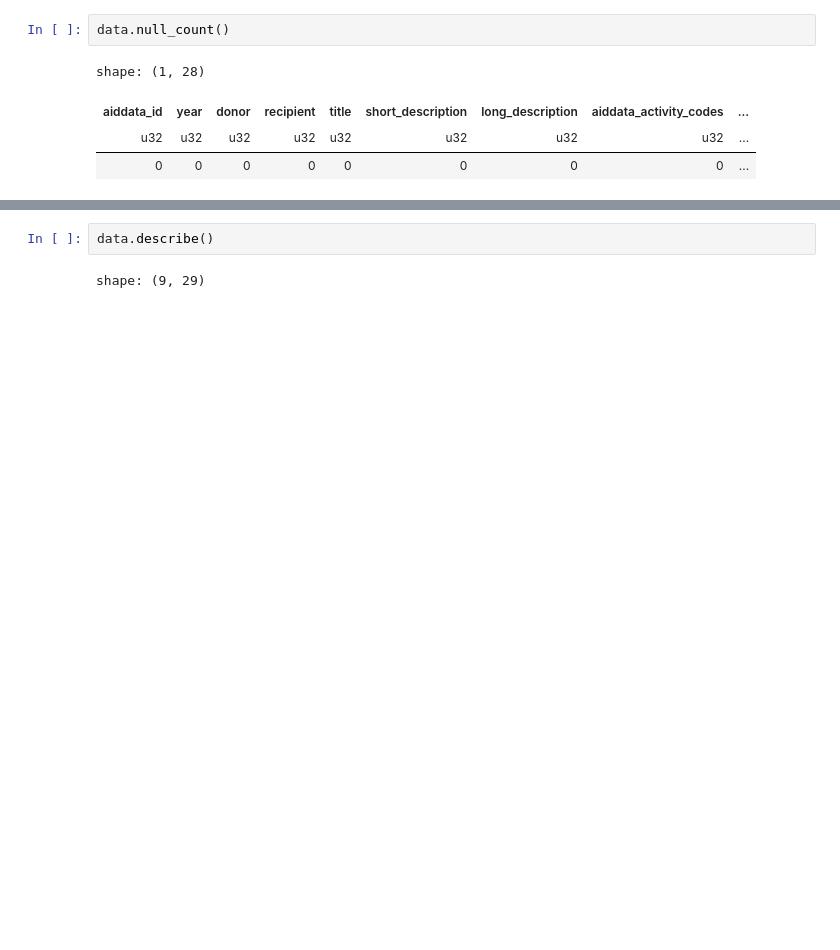
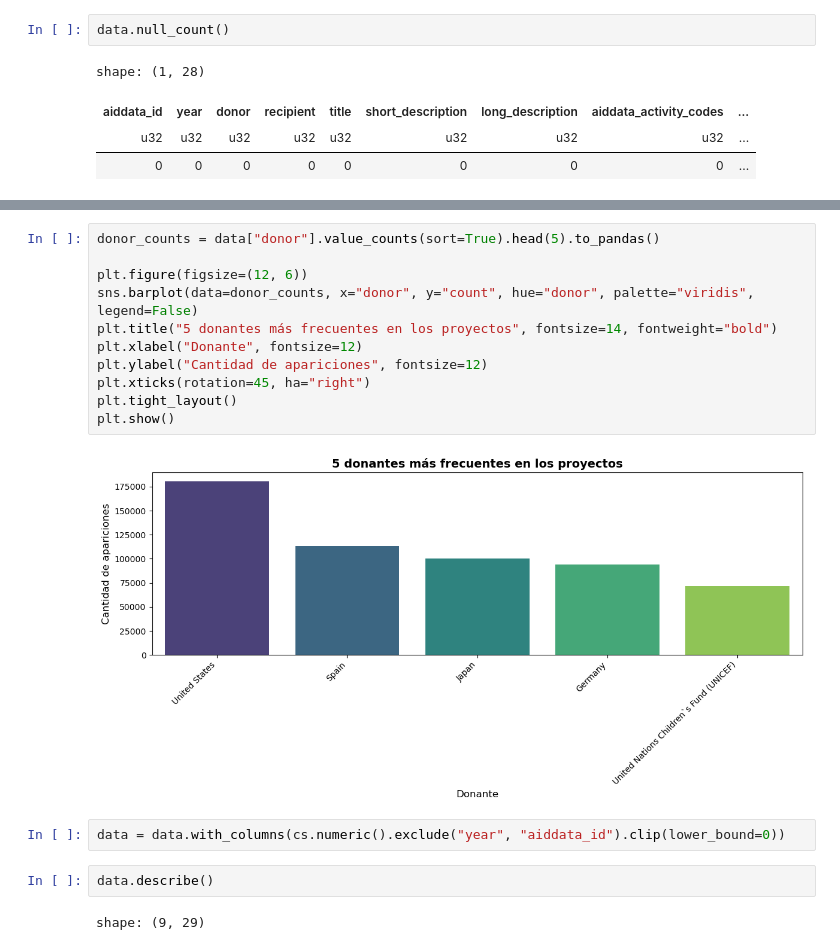
Before and after one commit to hexed-AAL1X/Omega, a Jupyter notebook: EDA.ipynb, the cells around one changed output, grey strips where cells are left out. Saved outputs shown, nothing was run; the diff lists cells and outputs as text; blank space fills up the shorter version.

```diff
--- a/EDA.ipynb
+++ b/EDA.ipynb
@@ -132,3 +106,18 @@ data = data.unique()
+# %%
+donor_counts = data["donor"].value_counts(sort=True).head(5).to_pandas()
+
+plt.figure(figsize=(12, 6))
+sns.barplot(data=donor_counts, x="donor", y="count", hue="donor", palette="viridis", legend=False)
+plt.title("5 donantes más frecuentes en los proyectos", fontsize=14, fontweight="bold")
+plt.xlabel("Donante", fontsize=12)
+plt.ylabel("Cantidad de apariciones", fontsize=12)
+plt.xticks(rotation=45, ha="right")
+plt.tight_layout()
+plt.show()
+# %% [output]
+[figure, added]
+# %%
+data = data.with_columns(cs.numeric().exclude("year", "aiddata_id").clip(lower_bound=0))
 # %%
 data.describe()
 # %% [output]
```
Also changed, not shown: parts of 31 cells of this notebook, 3 other files.
